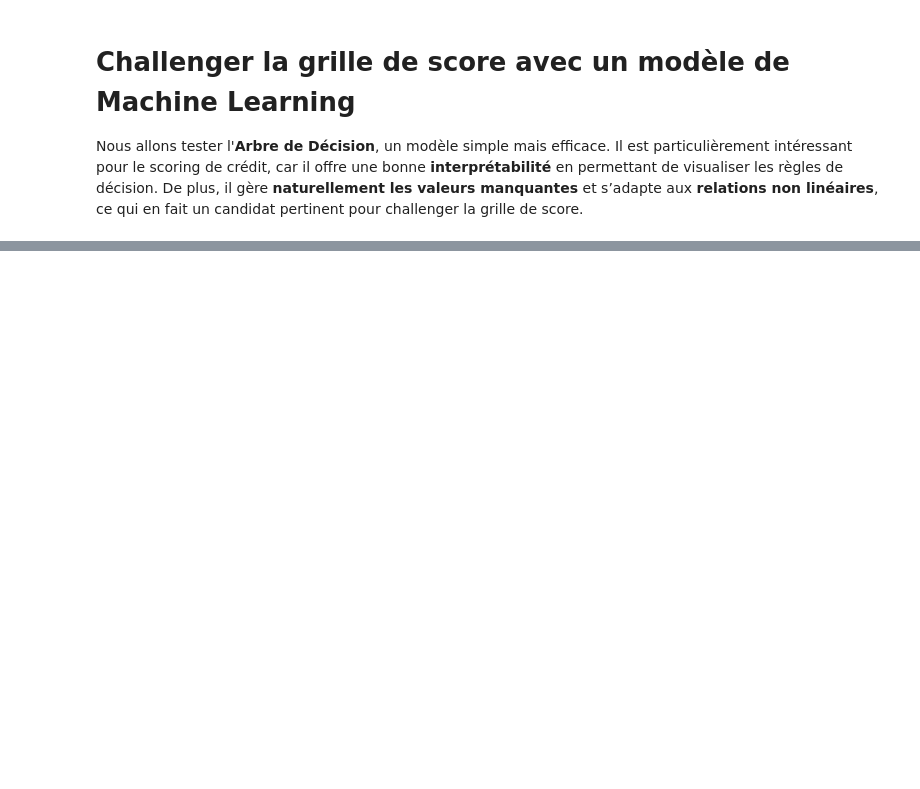
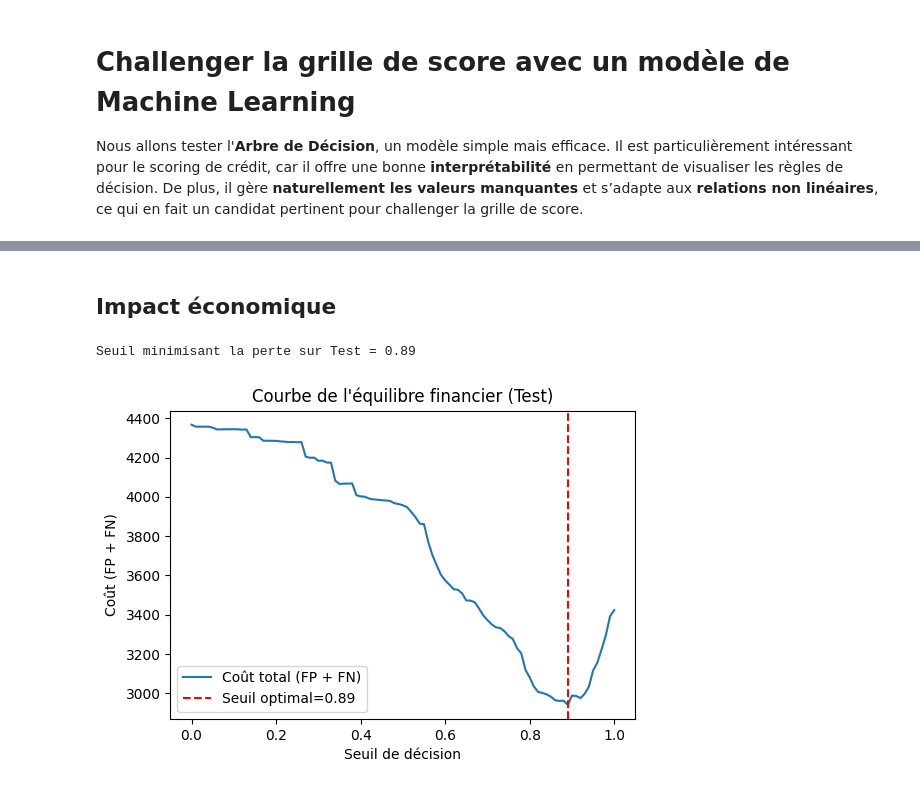
Before and after one commit to santinucomiti/scoring_project, a Jupyter notebook: notebooks/objectif_3.ipynb, the cells around one changed output, grey strips where cells are left out. Saved outputs shown, nothing was run; the diff lists cells and outputs as text; code cells hidden in the pictures; blank space fills up the shorter version.

```diff
--- a/notebooks/objectif_3.ipynb
+++ b/notebooks/objectif_3.ipynb
@@ -169,0 +266,29 @@ plt.show()
+# %% [markdown]
+## Impact économique
+# %%
+def economic_impact(y_true, y_proba, threshold):
+    fp_cost = 1.0
+    fn_cost = 0.08
+    y_pred = (y_proba >= threshold).astype(int)
+    fp = ((y_pred == 1) & (y_true == 0)).sum() * fp_cost
+    fn = ((y_pred == 0) & (y_true == 1)).sum() * fn_cost
+    return fp + fn
+
+thresholds = np.linspace(0,1,101)
+costs = [economic_impact(y_test, y_pred_proba, thr) for thr in thresholds]
+
+optimal_thr = thresholds[np.argmin(costs)]
+print(f"\nSeuil minimisant la perte sur Test = {optimal_thr:.2f}")
+
+# Tracer la courbe des coûts en fonction du seuil
+plt.figure(figsize=(6,4))
+plt.plot(thresholds, costs, label="Coût total (FP + FN)")
+plt.axvline(optimal_thr, color='red', linestyle='--', label=f"Seuil optimal={optimal_thr:.2f}")
+plt.title("Courbe de l'équilibre financier (Test)")
+plt.xlabel("Seuil de décision")
+plt.ylabel("Coût (FP + FN)")
+plt.legend()
+plt.show()
+# %% [output]
+Seuil minimisant la perte sur Test = 0.89
+[figure, added]
```
Also changed, not shown: parts of 9 cells of this notebook, 3 other files.
